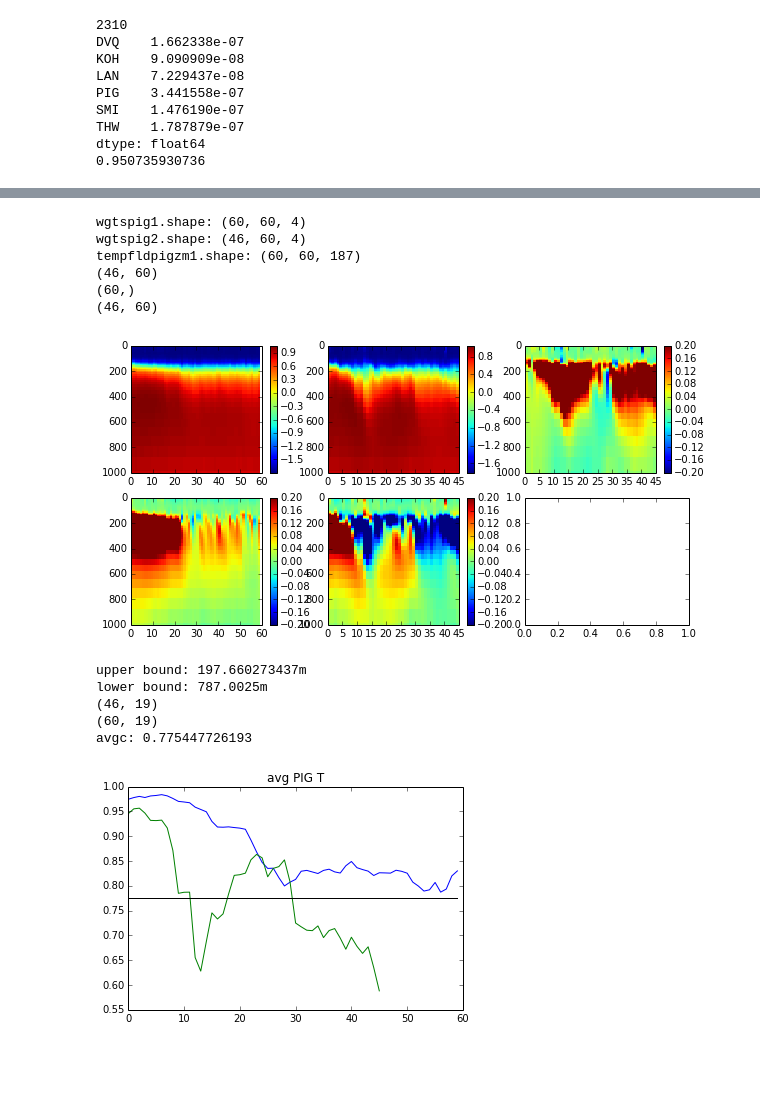
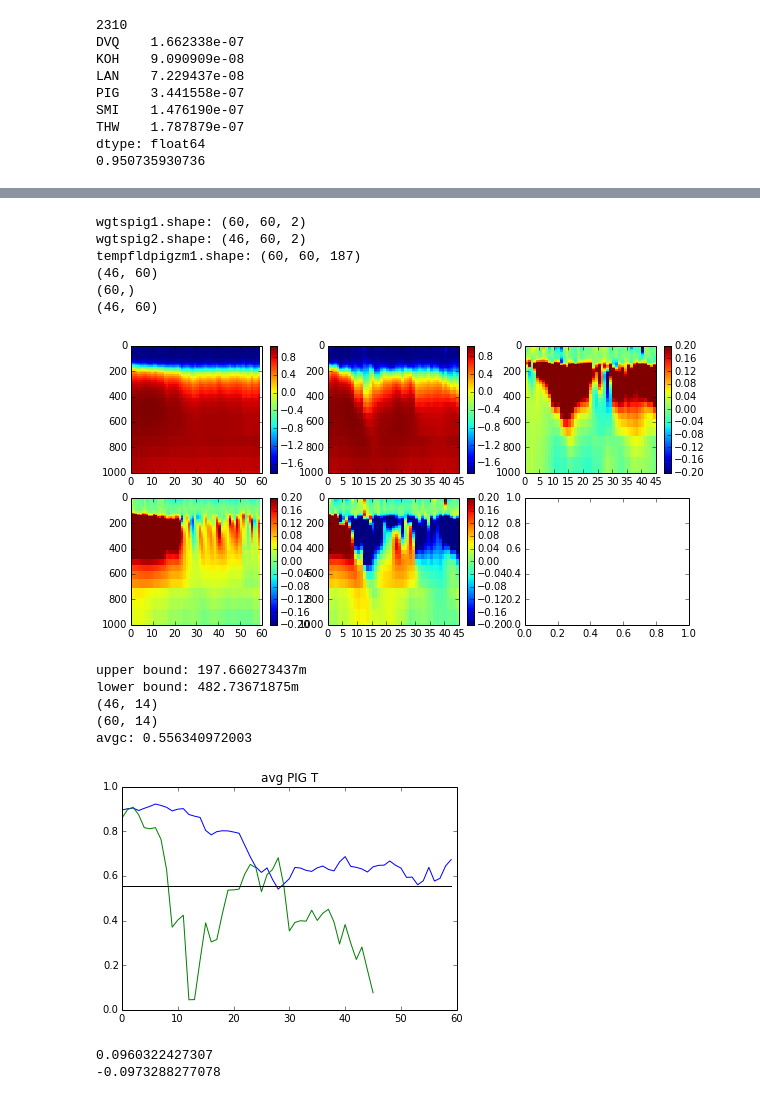
Before and after one commit to kemccusker/pyscripts, a Jupyter notebook: notebooks/ccsm4_geotimescalesfigs.ipynb, the cells around one changed output, grey strips where cells are left out. Saved outputs shown, nothing was run; the diff lists cells and outputs as text; code cells hidden in the pictures; blank space fills up the shorter version.

Commit message:
Add full zonal discharge and SLR calcs

```diff
--- a/notebooks/ccsm4_geotimescalesfigs.ipynb
+++ b/notebooks/ccsm4_geotimescalesfigs.ipynb
@@ -478,5 +545,5 @@ tempfldpigzm2.shape: (46, 60, 187)
 # %%
-Nlim=-72   # how close to "ice shelf"?
+Nlim=-73   # how close to "ice shelf"?
 Slim=-74
 
 # control: ==============================
@@ -537,8 +604,8 @@ avgpigct1 = np.tile(avgpigc,(avgpig1.shape[0],1))
 avgpigct2 = np.tile(avgpigc,(avgpig2.shape[0],1))
 print avgpigct2.shape
 # %% [output]
-wgtspig1.shape: (60, 60, 4)
-wgtspig2.shape: (46, 60, 4)
+wgtspig1.shape: (60, 60, 2)
+wgtspig2.shape: (46, 60, 2)
 tempfldpigzm1.shape: (60, 60, 187)
 (46, 60)
 (60,)
@@ -586,7 +653,7 @@ plt.colorbar(mappable=pc,ax=ax)
 ax.set_ylim((0,1000))
 ax.invert_yaxis()
 # %% [output]
-[figure, old version]
+[figure, new version]
 # %%
 import cccmautils as cutl
 
@@ -596,11 +663,14 @@ dz=np.diff(zt) # cm, same as TAREA
 #print zt/100. # m # depth of midpoint of layer
 
 UB=20000; UBidx=cutl.find_nearest(zt,UB) # 300m upper bound
-LB=80000; LBidx=cutl.find_nearest(zt,LB) # 800m (787) lower bound
+#LB=80000; LBidx=cutl.find_nearest(zt,LB) # 800m (787) lower bound
+LB=50000; LBidx=cutl.find_nearest(zt,LB) # 500m lower bound
+
 print 'upper bound: ' + str(zt[UBidx]/100.) + 'm'
 print 'lower bound: ' + str(zt[LBidx]/100.) + 'm'
 
 dzsub=dz[UBidx:LBidx+1]
+
 totdz = ma.sum(dzsub)
 dzwgts=dzsub / np.float(totdz)
 # these weights should be good for control too
@@ -609,38 +679,58 @@ dzwgtst2=np.tile(dzwgts,(avgpig2.shape[0],1))
 
 # CONTROL: interp layers to midpoints and get sublayers
 avgpigct1shift = (avgpigct1[:,0:-1]+avgpigct1[:,1:]) / 2.
 avgpigct1shift=avgpigct1shift[:,UBidx:LBidx+1]
 avgc1=ma.average(avgpigct1shift,axis=1,weights=dzwgtst1)
 
 avgc=avgc1[0] # just need a scalar now
 
 
 # PERTS: interp layers to midpoints and get sublayers
 avgpig1shift = (avgpig1[:,0:-1]+avgpig1[:,1:]) / 2.
 avgpig2shift = (avgpig2[:,0:-1]+avgpig2[:,1:]) / 2.
 avgpig1shift=avgpig1shift[:,UBidx:LBidx+1]
 avgpig2shift=avgpig2shift[:,UBidx:LBidx+1]
 
 
 print dzwgtst2.shape
 print avgpig1shift.shape
 
 avg1=ma.average(avgpig1shift,axis=1,weights=dzwgtst1)
 avg2=ma.average(avgpig2shift,axis=1,weights=dzwgtst2)
 
 plt.figure()
 plt.plot(avg1,'b')
 plt.plot(avg2,'g')
 plt.plot(avgc1,'k')
 plt.title('avg PIG T')
 print 'avgc: ' + str(avgc)
 # %% [output]
 upper bound: 197.660273437m
-lower bound: 787.0025m
-(46, 19)
-(60, 19)
-avgc: 0.775447726193
+lower bound: 482.73671875m
+(46, 14)
+(60, 14)
+avgc: 0.556340972003
-[figure, old version]
+[figure, new version]
+# %%
+# Now do FULL ZONAL MEAN average with depth
+# avgfull1, avgfull2
+
+totdz = ma.sum(dzsub)
+dzwgts=dzsub / np.float(totdz)
+
+avgfull1shift = (avgfull1[0:-1]+avgfull1[1:]) / 2.
+avgfull1shift=avgfull1shift[UBidx:LBidx+1]
+avgfullreg1=ma.average(avgfull1shift,weights=dzwgts)
+
+avgfull2shift = (avgfull2[0:-1]+avgfull2[1:]) / 2.
+avgfull2shift=avgfull2shift[UBidx:LBidx+1]
+avgfullreg2=ma.average(avgfull2shift,weights=dzwgts)
+
+print avgfullreg1 # Sulf temp anomaly in region (full zonal mean)
+print avgfullreg2 # GHGrem temp anomaly in region (full zonal mean)
+# %% [output]
+0.0960322427307
+-0.0973288277078
 # %%
 # convert estimated melt rate (m/yr) to mm/yr SLR.
 # SLR = addedvolume / oceansfcarea
```
Also changed, not shown: parts of 13 cells of this notebook.
